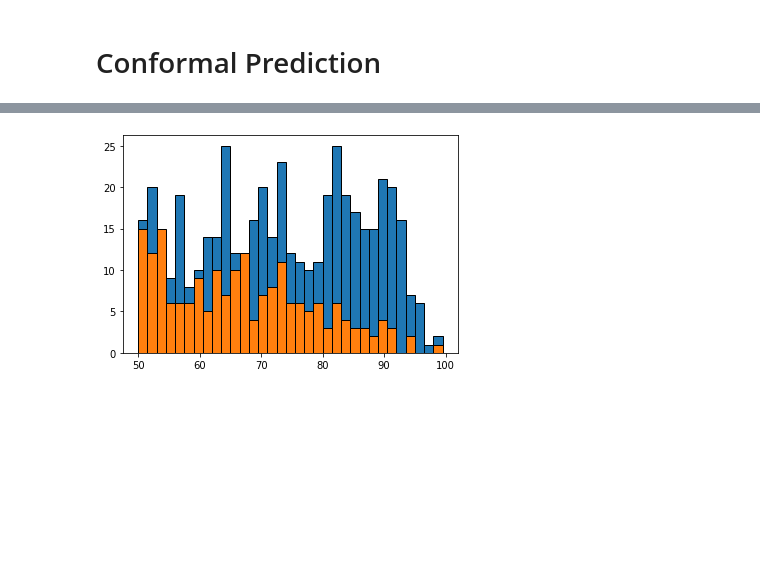
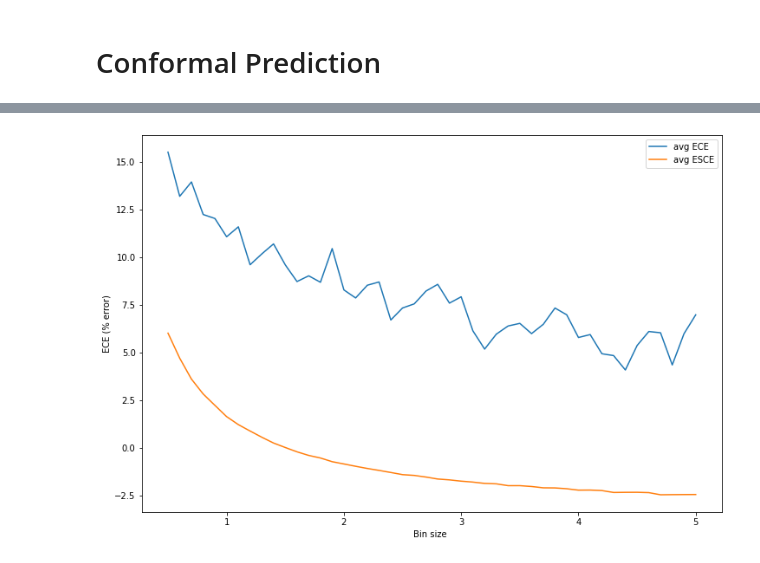
Before and after one commit to predict-idlab/atrial_fibrillation_prediction, a Jupyter notebook: notebooks/amsterdam_training_validation.ipynb, the cells around one changed output, grey strips where cells are left out. Drawn from its saved outputs; the diff is of its cells as text; code cells hidden in the pictures; blank space fills up the shorter version.

```diff
--- a/notebooks/amsterdam_training_validation.ipynb
+++ b/notebooks/amsterdam_training_validation.ipynb
@@ -62,8 +62,8 @@ amsterdam_result_dataframe_columns=["model","validation_type","patient_group","N
 #False
 #True
 
-one_half_hour_model = False
-six_hour_model = True
+one_half_hour_model = True
+six_hour_model = False
 
 model_string = ("1.5"*int(one_half_hour_model)+"12"*int(1-one_half_hour_model))*int(1-six_hour_model)+"6"*int(six_hour_model)
 model_string
@@ -1192,7 +1145,7 @@ else:
         'mean_UrineCAD',
         'max_PO2 (bloed)',
         'max_CVD',
-        'mean_Lactaat (bloed)',
+        #'mean_Lactaat (bloed)',
         'min_pH (bloed)',
         'mean_O2-Saturatie (bloed)',
         'urgency',
@@ -1222,4 +1175,6 @@ else:
         verbose=100, iterations=300, depth=4, l2_leaf_reg=2, class_weights=AF_class_balance)
 
 CB_AF.fit(X_train,y_train)
+
+explainer = shap.Explainer(CB_AF)
 # %% [output]
@@ -1617,6 +1560,14 @@ y_test_CP = test_AF_dataset_CP[(test_AF_dataset_CP.AF==1)|((test_AF_dataset_CP.A
 
 X_val_CP = val_AF_dataset_CP[(val_AF_dataset_CP.AF==1)|((val_AF_dataset_CP.AF_orig==0)&(val_AF_dataset_CP.AF==0))][val_AF_dataset_CP.columns.drop(drop_columns)][feature_columns]
 y_val_CP = val_AF_dataset_CP[(val_AF_dataset_CP.AF==1)|((val_AF_dataset_CP.AF_orig==0)&(val_AF_dataset_CP.AF==0))].AF
+# %%
+test_AF_dataset_CP = AF_NOW[AF_NOW.patientid.isin(test_patientid)]
+train_AF_dataset_CP = AF_NOW[AF_NOW.patientid.isin(train_patientid)]
+
+X_train_CP = train_AF_dataset_CP[(train_AF_dataset_CP.AF==1)|((train_AF_dataset_CP.AF_orig==0)&(train_AF_dataset_CP.AF==0))][train_AF_dataset_CP.columns.drop(drop_columns)][feature_columns]
+X_test_CP = test_AF_dataset_CP[(test_AF_dataset_CP.AF==1)|((test_AF_dataset_CP.AF_orig==0)&(test_AF_dataset_CP.AF==0))][test_AF_dataset_CP.columns.drop(drop_columns)][feature_columns]
+y_train_CP = train_AF_dataset_CP[(train_AF_dataset_CP.AF==1)|((train_AF_dataset_CP.AF_orig==0)&(train_AF_dataset_CP.AF==0))].AF
+y_test_CP = test_AF_dataset_CP[(test_AF_dataset_CP.AF==1)|((test_AF_dataset_CP.AF_orig==0)&(test_AF_dataset_CP.AF==0))].AF
 # %%
 AF_class_balance = [y_train_CP.sum()/len(y_train_CP), 1-y_train_CP.sum()/len(y_train_CP)]
 
@@ -1770,22 +1720,66 @@ weighted avg       0.60      0.88      0.72       661
 confidences = np.max(CB_AF.predict_proba(X_test_CP),axis=1)
 output_t = np.argmax(CB_AF.predict_proba(X_test_CP),axis=1)
 
-bins_size = 1.5
+max_bin = 5
+
+ECE_arr = np.array([])
+cal_plot_ECE = list([])
+ESCE_arr = np.array([])
+for i in np.arange(0.5,max_bin + 0.1,0.1):
+    bins_size = i#1.5
+    bin_epsilon = 0.00001
+    bin_min = np.round(np.min(confidences*100))
+
+    pred_out = output_t
+    real_out = y_test_CP.values
+    bins_correct = plt.hist(confidences[np.where(pred_out==real_out)]*100,density=False,label="Correct pred",bins=np.arange(bin_min,101.0,bins_size),ec='black')#,color="#e898ac",ec='white')
+    bins_incorrect = plt.hist(confidences[np.where(pred_out!=real_out)]*100,density=False,label="Incorrect pred",bins=np.arange(bin_min,101.0,bins_size),ec='black')#,color="#e898ac",ec='white')
+
+
+    bin_means = np.array([])
+    for b in np.arange(bin_min,101.0,bins_size):
+        bin_means = np.append(bin_means,np.array(np.mean(np.append([bin_epsilon],confidences[np.where((confidences > b/100.0)&(confidences <= (b/100.0+bins_size/100.0)))]))))
+
+    bin_means = bin_means[:-1]
+
+    #avg accuracy per bin - avg confidence per bin (summed over all bins and normalized by width of size of bin)
+    ECE = np.sum((bins_correct[0]+bins_incorrect[0])/len(confidences) * (np.abs(bins_correct[0]/(bins_correct[0]+bins_incorrect[0]+bin_epsilon) - bin_means)))
+    cal_plot_ECE.append(np.array((bins_correct[0]/(bins_correct[0]+bins_incorrect[0]+bin_epsilon))))
+    ESCE = np.sum((bins_correct[0]+bins_incorrect[0])/len(confidences) * (bins_correct[0]/(bins_correct[0]+bins_incorrect[0]+bin_epsilon) - bin_means))
+    ECE_arr = np.append(ECE_arr,np.array(ECE))
+    ESCE_arr = np.append(ESCE_arr,np.array(ESCE))
+    # print("ECE = "+str(np.round(ECE,4)))
+
+plt.clf()
+
+plt.figure(figsize=(12,8))
+plt.plot(np.arange(0.5,max_bin + 0.1,0.1),ECE_arr*100,label="avg ECE")
+plt.plot(np.arange(0.5,max_bin + 0.1,0.1),ESCE_arr*100,label="avg ESCE")
+
+plt.legend()
+plt.xlabel("Bin size ")
+# plt.xlim([0.5,10])
+plt.ylabel("ECE (% error)")
+plt.show()
+
+plt.figure(figsize=(12,8))
 bin_min = np.round(np.min(confidences*100))
 
-pred_out = output_t
-real_out = y_test_CP.values
-bins_correct = plt.hist(confidences[np.where(pred_out==real_out)]*100,density=False,label="Correct pred",bins=np.arange(bin_min,101,bins_size),ec='black')#,color="#e898ac",ec='white')
-bins_incorrect = plt.hist(confidences[np.where(pred_out!=real_out)]*100,density=False,label="Incorrect pred",bins=np.arange(bin_min,101,bins_size),ec='black')#,color="#e898ac",ec='white')
+for i in range(len(cal_plot_ECE)):
+    bins_size = np.arange(0.5,max_bin + 0.1,0.1)[i]
+    x_ar = np.arange(bin_min,101.0,bins_size)[:-1]+bins_size/2
+    plot_arr = np.where(cal_plot_ECE[i]!=0)
+    plt.plot(x_ar[plot_arr],cal_plot_ECE[i][plot_arr]*100,alpha=0.2,color="blue")
+plt.plot([50,100],[50,100],color="black",label="Perfect calibration")
+plt.xlim([50,100])
+plt.ylim([0,100])
+plt.xticks(np.arange(50,104,5))
+plt.xlabel("Predicted probabilities (%)")
+plt.ylabel("Observed probabilities (%)")
+plt.grid()
+plt.legend()
+plt.show()
 
-bin_means = np.array([])
-bins_size_mean = bins_size/100.0
-for b in np.arange(bin_min/100.0,101/100.0,bins_size_mean):
-    bin_means = np.append(bin_means,np.array(np.mean(confidences[np.where((confidences > b)&(confidences <= (b+bins_size_mean)))])))
-
-bin_means = bin_means[:-1]
-
-#avg accuracy per bin - avg confidence per bin (summed over all bins and normalized by width of size of bin)
-ECE = np.sum((bins_correct[0]+bins_incorrect[0])/len(confidences) * (np.abs(bins_correct[0]/(bins_correct[0]+bins_incorrect[0]) - bin_means)))
-print("ECE = "+str(np.round(ECE,4)))
+print("ECE normalized AUC (%) = "+str(np.round(np.mean(ECE_arr)*100,2))+" %")
+print("ESCE normalized AUC (%) = "+str(np.round(np.mean(ESCE_arr)*100,2))+" %")
 # %% [output]
@@ -1793 +1787 @@ ECE = 0.0816
-[figure, old version]
+[figure, new version]
```
Also changed, not shown: parts of 18 cells of this notebook, 14 other files.
